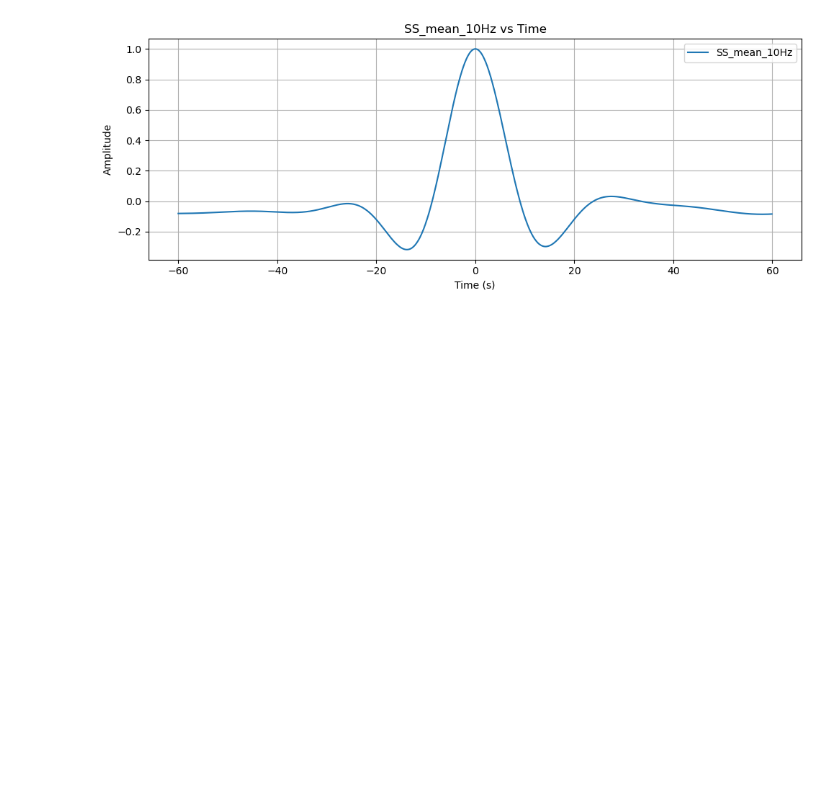
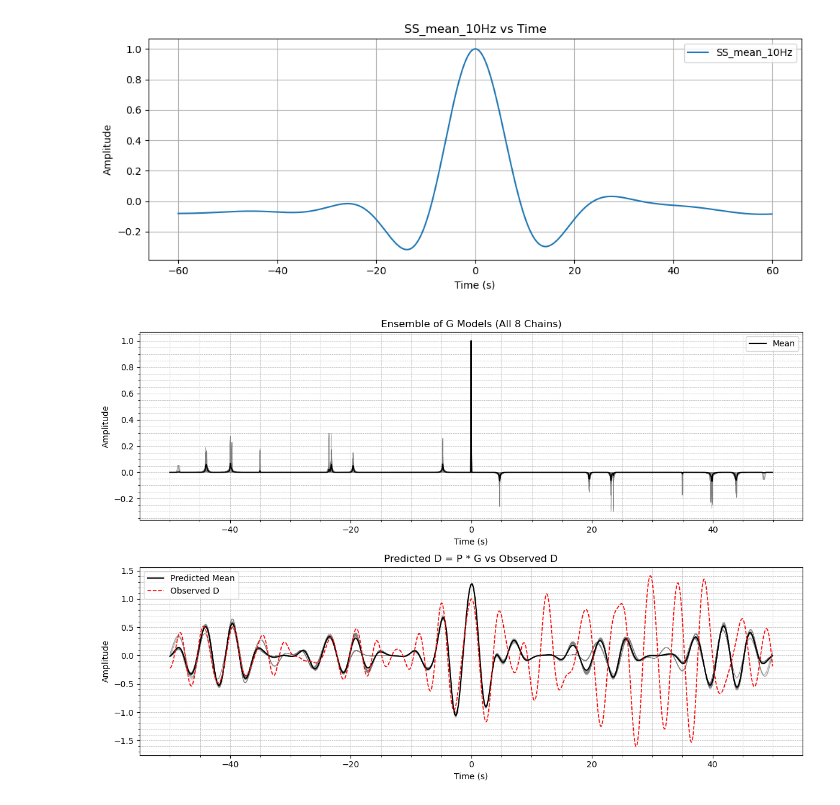
Before and after one commit to evanzzq/SHARP-SS, a Jupyter notebook: Debug.ipynb, the cells around one changed output. Saved outputs shown, nothing was run; the diff lists cells and outputs as text; code cells hidden in the pictures; blank space fills up the shorter version.

```diff
--- a/Debug.ipynb
+++ b/Debug.ipynb
@@ -87,3 +141,11 @@ plt.tight_layout()
 plt.show()
 # %% [output]
 [figure]
+# %%
+from sharp_ss.visualization import plot_rjmcmc_results
+
+base_dir = "./S0976a_SS/"
+
+plot_rjmcmc_results(base_dir, num_chains=8, ensemble_filename="ensemble.pkl", npz_filename="S0976a_SS.npz")
+# %% [output]
+[figure, added]
```
Also changed, not shown: parts of 5 cells of this notebook, 19 other files.
